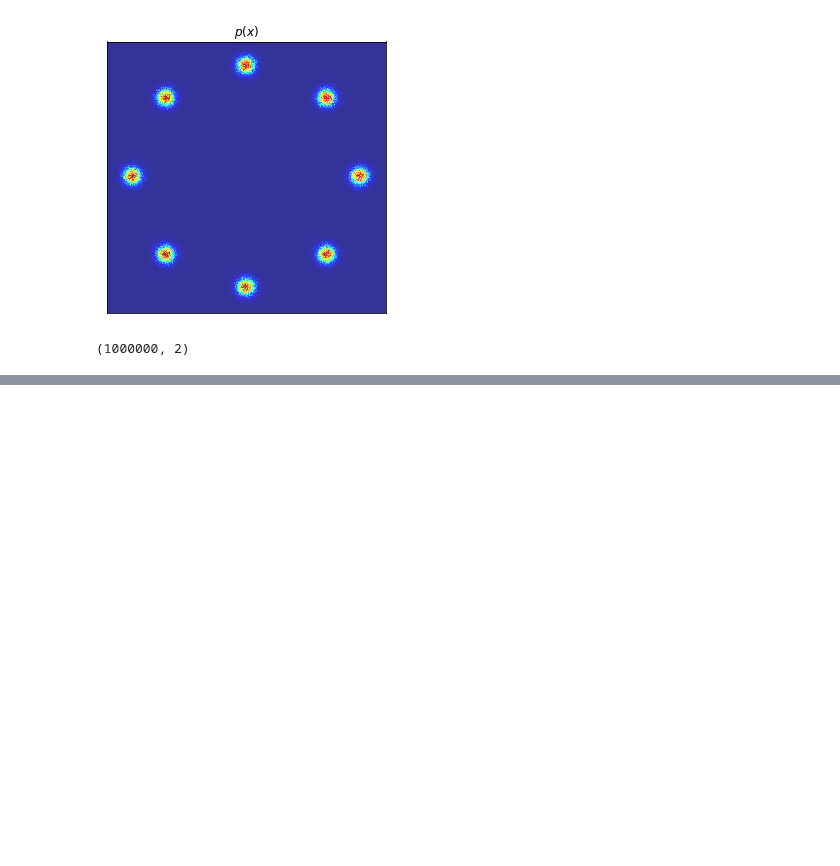
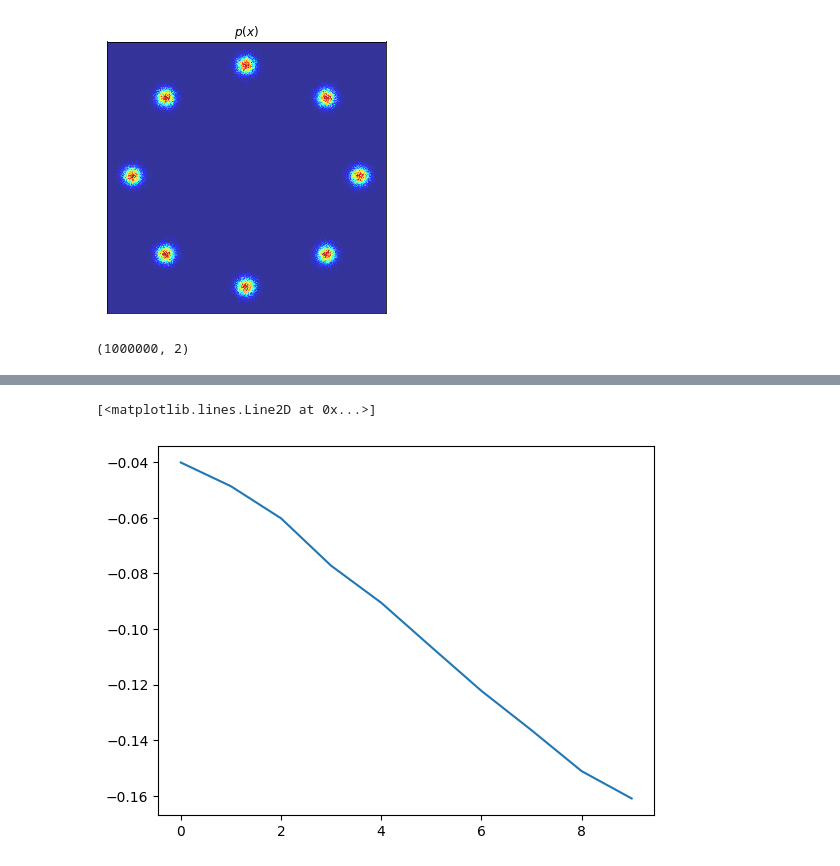
Before and after one commit to brandonlpanos/flows, a Jupyter notebook: scratch.ipynb, the cells around one changed output, grey strips where cells are left out. Drawn from its saved outputs; the diff is of its cells as text; code cells hidden in the pictures; blank space fills up the shorter version.

```diff
--- a/scratch.ipynb
+++ b/scratch.ipynb
@@ -41,0 +109,6 @@ dataset.shape
+# %%
+import matplotlib.pyplot as plt
+plt.plot(loss_list)
+# %% [output]
+[<matplotlib.lines.Line2D at 0x...>]
+[figure, added]
```
Also changed, not shown: parts of 7 cells of this notebook, 2 other files.
